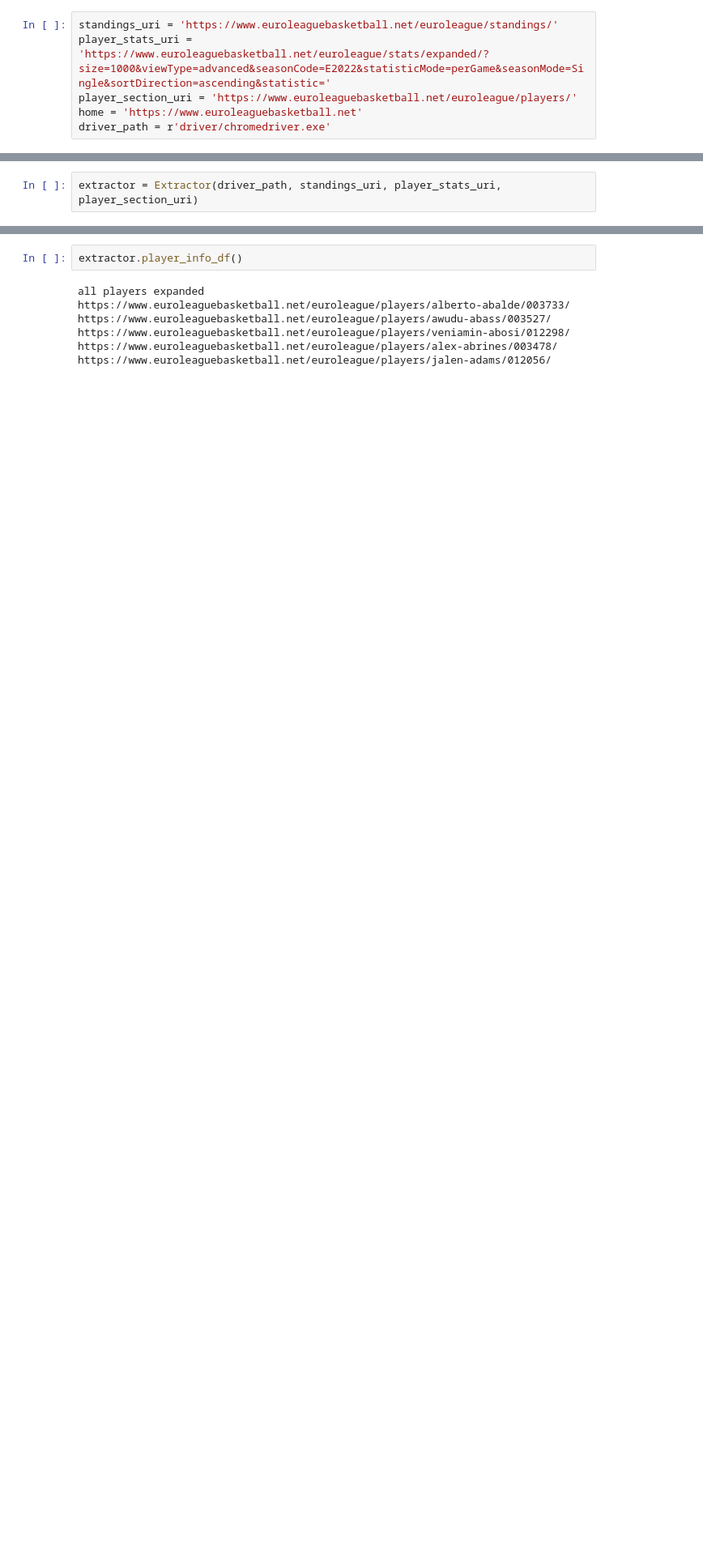
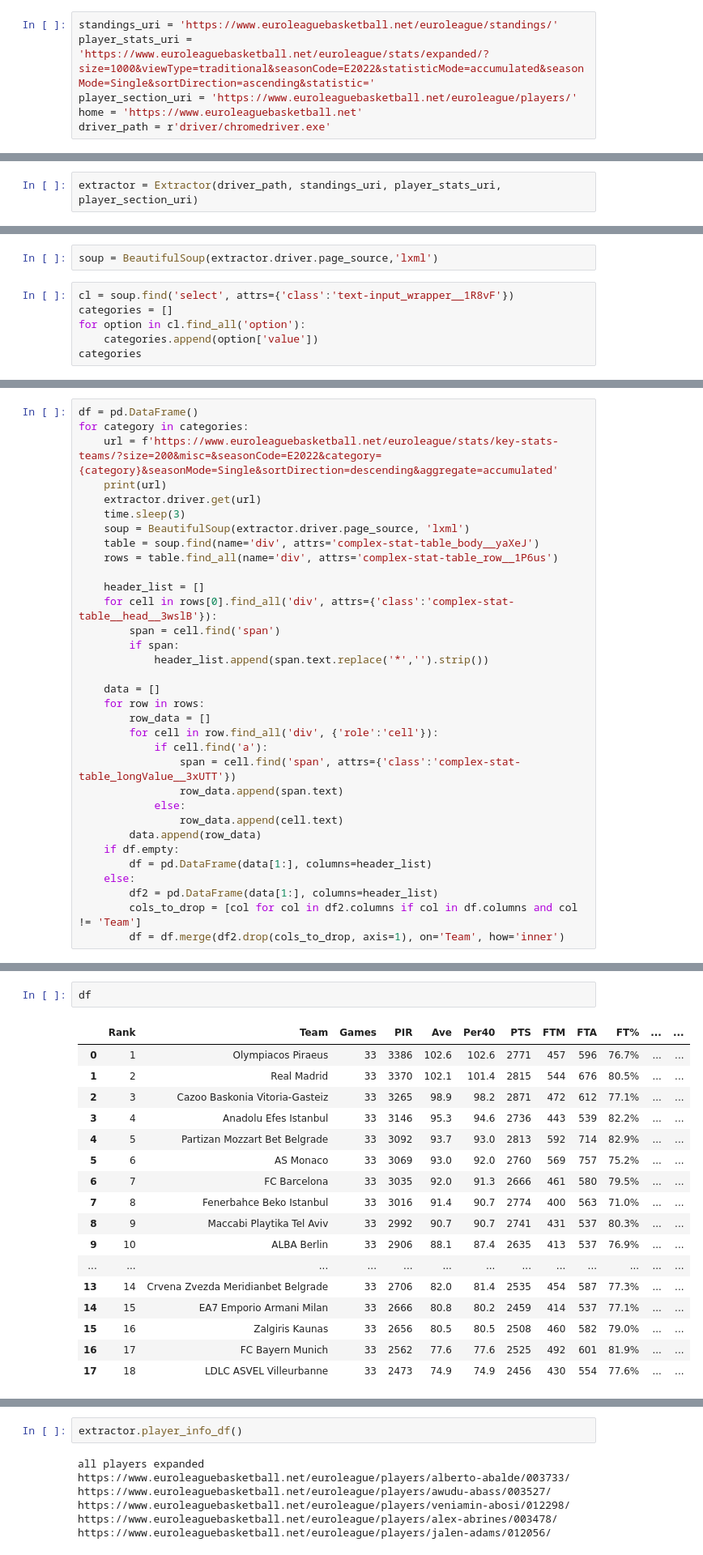
Before and after one commit to LeventSoykan/Euroleague_Stats_Pipeline, a Jupyter notebook: data_extraction_practice.ipynb, the cells around one changed output, grey strips where cells are left out. Shown at 81% size. Cells and saved outputs as stored; diff of their text form; blank space fills up the shorter version.

Commit message:
Extract detaled team stats

```diff
--- a/data_extraction_practice.ipynb
+++ b/data_extraction_practice.ipynb
@@ -29,7 +31,7 @@ from urllib.parse import urljoin
 ### GET PLAYER DATA
 # %%
 standings_uri = 'https://www.euroleaguebasketball.net/euroleague/standings/'
-player_stats_uri = 'https://www.euroleaguebasketball.net/euroleague/stats/expanded/?size=1000&viewType=advanced&seasonCode=E2022&statisticMode=perGame&seasonMode=Single&sortDirection=ascending&statistic='
+player_stats_uri = 'https://www.euroleaguebasketball.net/euroleague/stats/expanded/?size=1000&viewType=traditional&seasonCode=E2022&statisticMode=accumulated&seasonMode=Single&sortDirection=ascending&statistic='
 player_section_uri = 'https://www.euroleaguebasketball.net/euroleague/players/'
 home = 'https://www.euroleaguebasketball.net'
 driver_path = r'driver/chromedriver.exe'
@@ -152,0 +161,8 @@ extractor = Extractor(driver_path, standings_uri, player_stats_uri, player_secti
+# %%
+soup = BeautifulSoup(extractor.driver.page_source,'lxml')
+# %%
+cl = soup.find('select', attrs={'class':'text-input_wrapper__1R8vF'})
+categories = []
+for option in cl.find_all('option'):
+    categories.append(option['value'])
+categories
@@ -152,0 +215,33 @@ extractor = Extractor(driver_path, standings_uri, player_stats_uri, player_secti
+# %%
+df = pd.DataFrame()
+for category in categories:
+    url = f'https://www.euroleaguebasketball.net/euroleague/stats/key-stats-teams/?size=200&misc=&seasonCode=E2022&category={category}&seasonMode=Single&sortDirection=descending&aggregate=accumulated'
+    print(url)
+    extractor.driver.get(url)
+    time.sleep(3)
+    soup = BeautifulSoup(extractor.driver.page_source, 'lxml')
+    table = soup.find(name='div', attrs='complex-stat-table_body__yaXeJ')
+    rows = table.find_all(name='div', attrs='complex-stat-table_row__1P6us')
+
+    header_list = []
+    for cell in rows[0].find_all('div', attrs={'class':'complex-stat-table__head__3wslB'}):
+        span = cell.find('span')
+        if span:
+            header_list.append(span.text.replace('*','').strip())
+
+    data = []
+    for row in rows:
+        row_data = []
+        for cell in row.find_all('div', {'role':'cell'}):
+            if cell.find('a'):
+                span = cell.find('span', attrs={'class':'complex-stat-table_longValue__3xUTT'})
+                row_data.append(span.text)
+            else:
+                row_data.append(cell.text)
+        data.append(row_data)
+    if df.empty:
+        df = pd.DataFrame(data[1:], columns=header_list)
+    else:
+        df2 = pd.DataFrame(data[1:], columns=header_list)
+        cols_to_drop = [col for col in df2.columns if col in df.columns and col != 'Team']
+        df = df.merge(df2.drop(cols_to_drop, axis=1), on='Team', how='inner')
@@ -152,0 +266,20 @@ extractor = Extractor(driver_path, standings_uri, player_stats_uri, player_secti
+# %%
+df
+# %% [output]
+|  | Rank | Team | Games | PIR | Ave | Per40 | PTS | FTM | FTA | FT% | ... | ... |
+| 0 | 1 | Olympiacos Piraeus | 33 | 3386 | 102.6 | 102.6 | 2771 | 457 | 596 | 76.7% | ... | ... |
+| 1 | 2 | Real Madrid | 33 | 3370 | 102.1 | 101.4 | 2815 | 544 | 676 | 80.5% | ... | ... |
+| 2 | 3 | Cazoo Baskonia Vitoria-Gasteiz | 33 | 3265 | 98.9 | 98.2 | 2871 | 472 | 612 | 77.1% | ... | ... |
+| 3 | 4 | Anadolu Efes Istanbul | 33 | 3146 | 95.3 | 94.6 | 2736 | 443 | 539 | 82.2% | ... | ... |
+| 4 | 5 | Partizan Mozzart Bet Belgrade | 33 | 3092 | 93.7 | 93.0 | 2813 | 592 | 714 | 82.9% | ... | ... |
+| 5 | 6 | AS Monaco | 33 | 3069 | 93.0 | 92.0 | 2760 | 569 | 757 | 75.2% | ... | ... |
+| 6 | 7 | FC Barcelona | 33 | 3035 | 92.0 | 91.3 | 2666 | 461 | 580 | 79.5% | ... | ... |
+| 7 | 8 | Fenerbahce Beko Istanbul | 33 | 3016 | 91.4 | 90.7 | 2774 | 400 | 563 | 71.0% | ... | ... |
+| 8 | 9 | Maccabi Playtika Tel Aviv | 33 | 2992 | 90.7 | 90.7 | 2741 | 431 | 537 | 80.3% | ... | ... |
+| 9 | 10 | ALBA Berlin | 33 | 2906 | 88.1 | 87.4 | 2635 | 413 | 537 | 76.9% | ... | ... |
+| ... | ... | ... | ... | ... | ... | ... | ... | ... | ... | ... | ... | ... |
+| 13 | 14 | Crvena Zvezda Meridianbet Belgrade | 33 | 2706 | 82.0 | 81.4 | 2535 | 454 | 587 | 77.3% | ... | ... |
+| 14 | 15 | EA7 Emporio Armani Milan | 33 | 2666 | 80.8 | 80.2 | 2459 | 414 | 537 | 77.1% | ... | ... |
+| 15 | 16 | Zalgiris Kaunas | 33 | 2656 | 80.5 | 80.5 | 2508 | 460 | 582 | 79.0% | ... | ... |
+| 16 | 17 | FC Bayern Munich | 33 | 2562 | 77.6 | 77.6 | 2525 | 492 | 601 | 81.9% | ... | ... |
+| 17 | 18 | LDLC ASVEL Villeurbanne | 33 | 2473 | 74.9 | 74.9 | 2456 | 430 | 554 | 77.6% | ... | ... |
```
Also changed, not shown: parts of 12 cells of this notebook, 1 other file.
